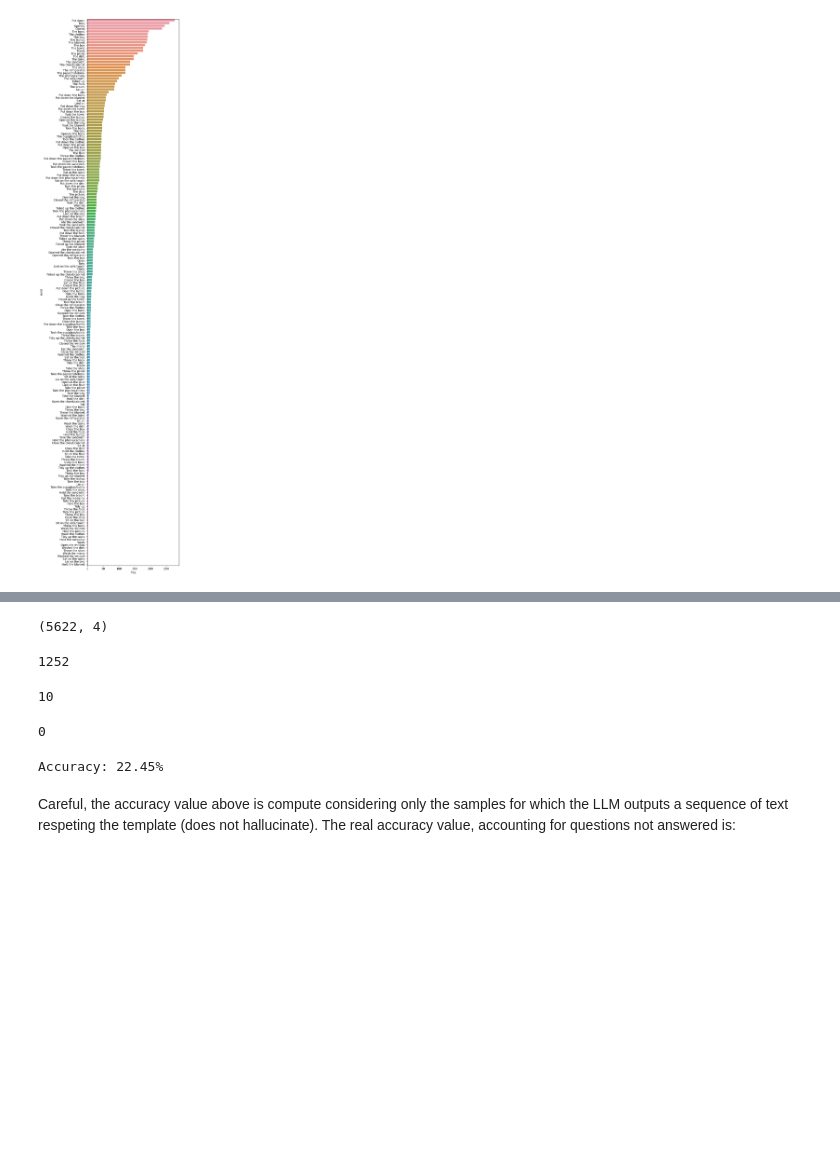
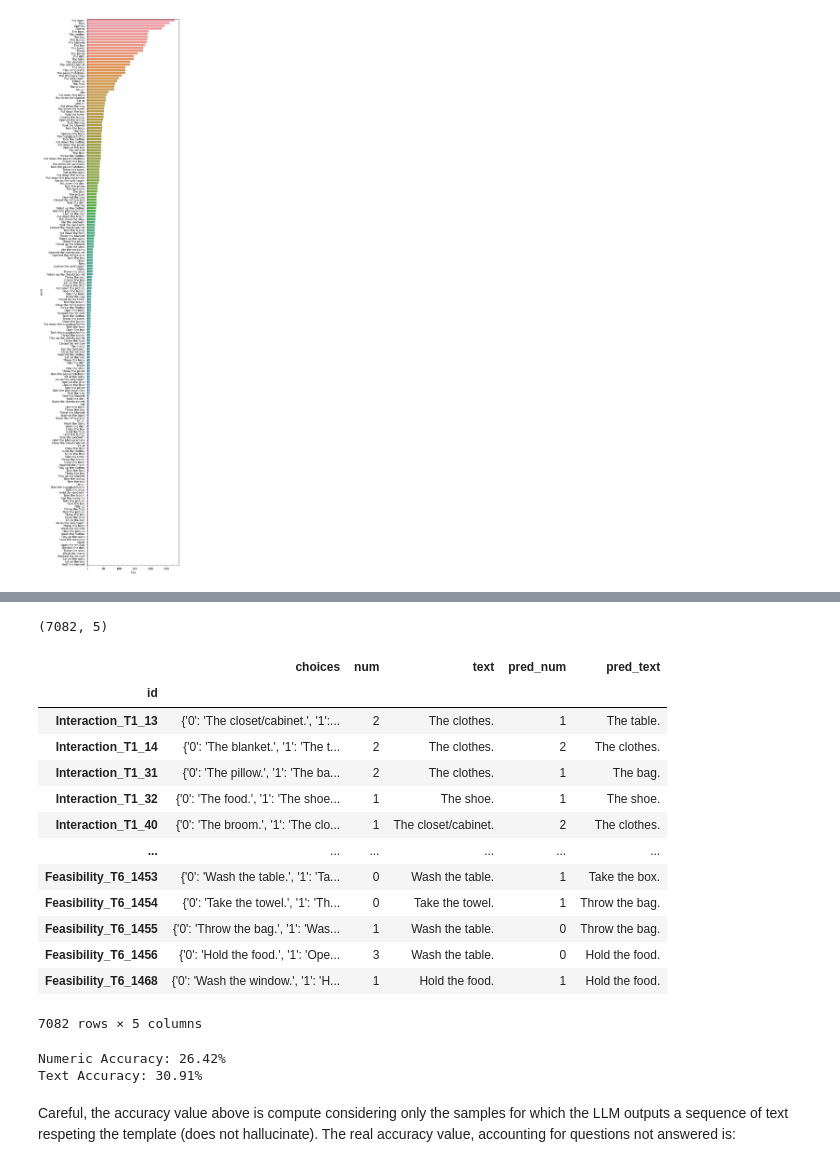
Before and after one commit to FabioLusha/video-neurosymbolic, a Jupyter notebook: star_code/src/todo_resp_analysis4.ipynb, the cells around one changed output, grey strips where cells are left out. Drawn from its saved outputs; the diff is of its cells as text; code cells hidden in the pictures; blank space fills up the shorter version.

```diff
--- a/star_code/src/todo_resp_analysis4.ipynb
+++ b/star_code/src/todo_resp_analysis4.ipynb
@@ -439,6 +411,0 @@ df
-# %%
-gt_df = gt_series.to_frame()
-
-gt_df[['answer_1', 'answer_2']] = gt_df['answer'].apply(process_string).apply(pd.Series)
-gt_df[['answer_2', 'answer_3']] = gt_df['answer_2'].apply(process_string).apply(pd.Series)
-gt_df
@@ -476,25 +412,12 @@ Name: answer_3, Length: 67, dtype: object
-# %%
-# now i can drop the original text
-gt_df.drop(columns=['answer'], inplace=True)
 # %%
 # Inner join - keeps only indices present in both series
+
+ans_df.rename(columns={'num': 'pred_num', 'text': 'pred_text'}, inplace=True)
 eval_df = gt_df.join(
-    pd.DataFrame({'pred': answers_series}),
+    ans_df,
     how='inner'
 )
 
 eval_df.shape
 # %% [output]
-(5622, 4)
+(7082, 5)
-# %%
-(eval_df['pred'] == eval_df['answer_1']).sum()
-# %% [output]
-1252
-# %%
-(eval_df['pred'] == eval_df['answer_2']).sum()
-# %% [output]
-10
-# %%
-(eval_df['pred'] == eval_df['answer_3']).sum()
-# %% [output]
-0
@@ -508,4 +424,17 @@ def accuracy(eval_df):
-# %%
-print(f"Accuracy: {accuracy(eval_df):.2%}")
-# %% [output]
-Accuracy: 22.45%
+# %%
+eval_df
+# %% [output]
+|  | choices | num | text | pred_num | pred_text |
+| id |  |  |  |  |  |
+| Interaction_T1_13 | {'0': 'The closet/cabinet.', '1':... | 2 | The clothes. | 1 | The table. |
+| Interaction_T1_14 | {'0': 'The blanket.', '1': 'The t... | 2 | The clothes. | 2 | The clothes. |
+| Interaction_T1_31 | {'0': 'The pillow.', '1': 'The ba... | 2 | The clothes. | 1 | The bag. |
+| Interaction_T1_32 | {'0': 'The food.', '1': 'The shoe... | 1 | The shoe. | 1 | The shoe. |
+| Interaction_T1_40 | {'0': 'The broom.', '1': 'The clo... | 1 | The closet/cabinet. | 2 | The clothes. |
+| ... | ... | ... | ... | ... | ... |
+| Feasibility_T6_1453 | {'0': 'Wash the table.', '1': 'Ta... | 0 | Wash the table. | 1 | Take the box. |
+| Feasibility_T6_1454 | {'0': 'Take the towel.', '1': 'Th... | 0 | Take the towel. | 1 | Throw the bag. |
+| Feasibility_T6_1455 | {'0': 'Throw the bag.', '1': 'Was... | 1 | Wash the table. | 0 | Throw the bag. |
+| Feasibility_T6_1456 | {'0': 'Hold the food.', '1': 'Ope... | 3 | Wash the table. | 0 | Hold the food. |
+| Feasibility_T6_1468 | {'0': 'Wash the window.', '1': 'H... | 1 | Hold the food. | 1 | Hold the food. |
+7082 rows × 5 columns
@@ -512,3 +455,11 @@ Accuracy: 22.45%
+# %%
+num_acc, text_acc = alt_accuracy(eval_df)
+
+print(f"Numeric Accuracy: {num_acc:.2%}")
+print(f"Text Accuracy: {text_acc:.2%}")
+# %% [output]
+Numeric Accuracy: 26.42%
+Text Accuracy: 30.91%
 # %% [markdown]
 Careful, the accuracy value above is compute considering only the samples for which the LLM outputs a sequence of text respeting the template (does not hallucinate). The real accuracy value, accounting for questions not answered is:
 # %%
```
Also changed, not shown: parts of 49 cells of this notebook.
